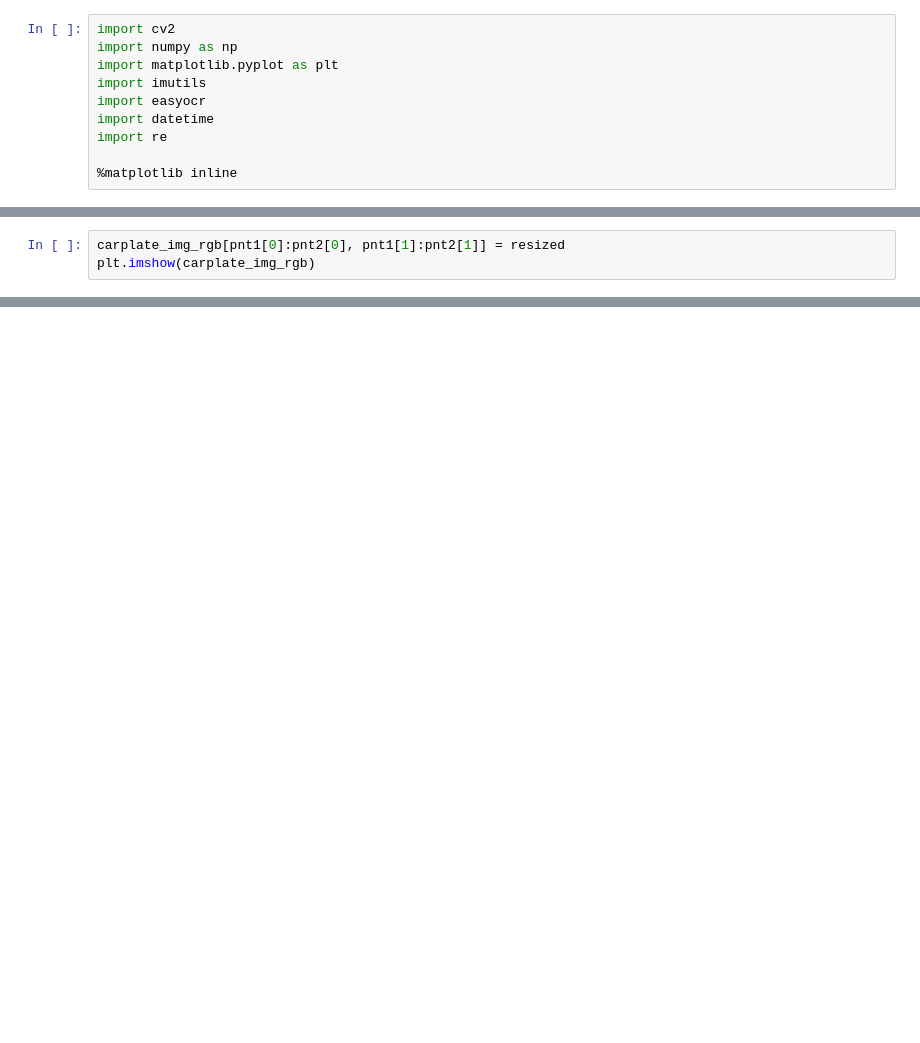
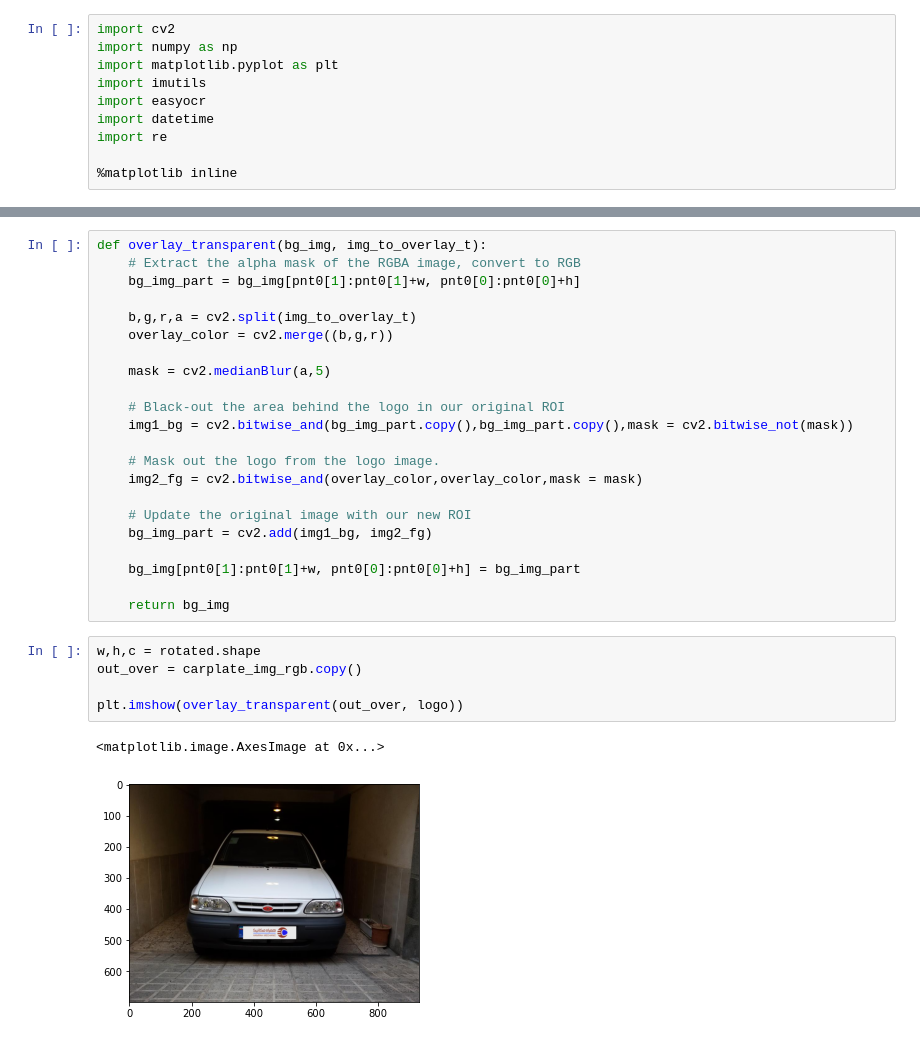
Before and after one commit to abbas-ezoji/computer_vision, a Jupyter notebook: car_plate_ocr.ipynb, the cells around one changed output, grey strips where cells are left out. Drawn from its saved outputs; the diff is of its cells as text; blank space fills up the shorter version.

```diff
--- a/car_plate_ocr.ipynb
+++ b/car_plate_ocr.ipynb
@@ -79,6 +106,3 @@ plt.imshow(resized)
 # %% [output]
 <matplotlib.image.AxesImage at 0x...>
 [figure]
-# %%
-carplate_img_rgb[pnt1[0]:pnt2[0], pnt1[1]:pnt2[1]] = resized
-plt.imshow(carplate_img_rgb)
@@ -87,0 +159,30 @@ plt.imshow(carplate_img_rgb)
+# %%
+def overlay_transparent(bg_img, img_to_overlay_t):
+    # Extract the alpha mask of the RGBA image, convert to RGB
+    bg_img_part = bg_img[pnt0[1]:pnt0[1]+w, pnt0[0]:pnt0[0]+h]
+
+    b,g,r,a = cv2.split(img_to_overlay_t)
+    overlay_color = cv2.merge((b,g,r))
+
+    mask = cv2.medianBlur(a,5)
+
+    # Black-out the area behind the logo in our original ROI
+    img1_bg = cv2.bitwise_and(bg_img_part.copy(),bg_img_part.copy(),mask = cv2.bitwise_not(mask))
+
+    # Mask out the logo from the logo image.
+    img2_fg = cv2.bitwise_and(overlay_color,overlay_color,mask = mask)
+
+    # Update the original image with our new ROI
+    bg_img_part = cv2.add(img1_bg, img2_fg)
+
+    bg_img[pnt0[1]:pnt0[1]+w, pnt0[0]:pnt0[0]+h] = bg_img_part
+
+    return bg_img
+# %%
+w,h,c = rotated.shape
+out_over = carplate_img_rgb.copy()
+
+plt.imshow(overlay_transparent(out_over, logo))
+# %% [output]
+<matplotlib.image.AxesImage at 0x...>
+[figure, added]
```
Also changed, not shown: parts of 16 cells of this notebook, 1 other file.
